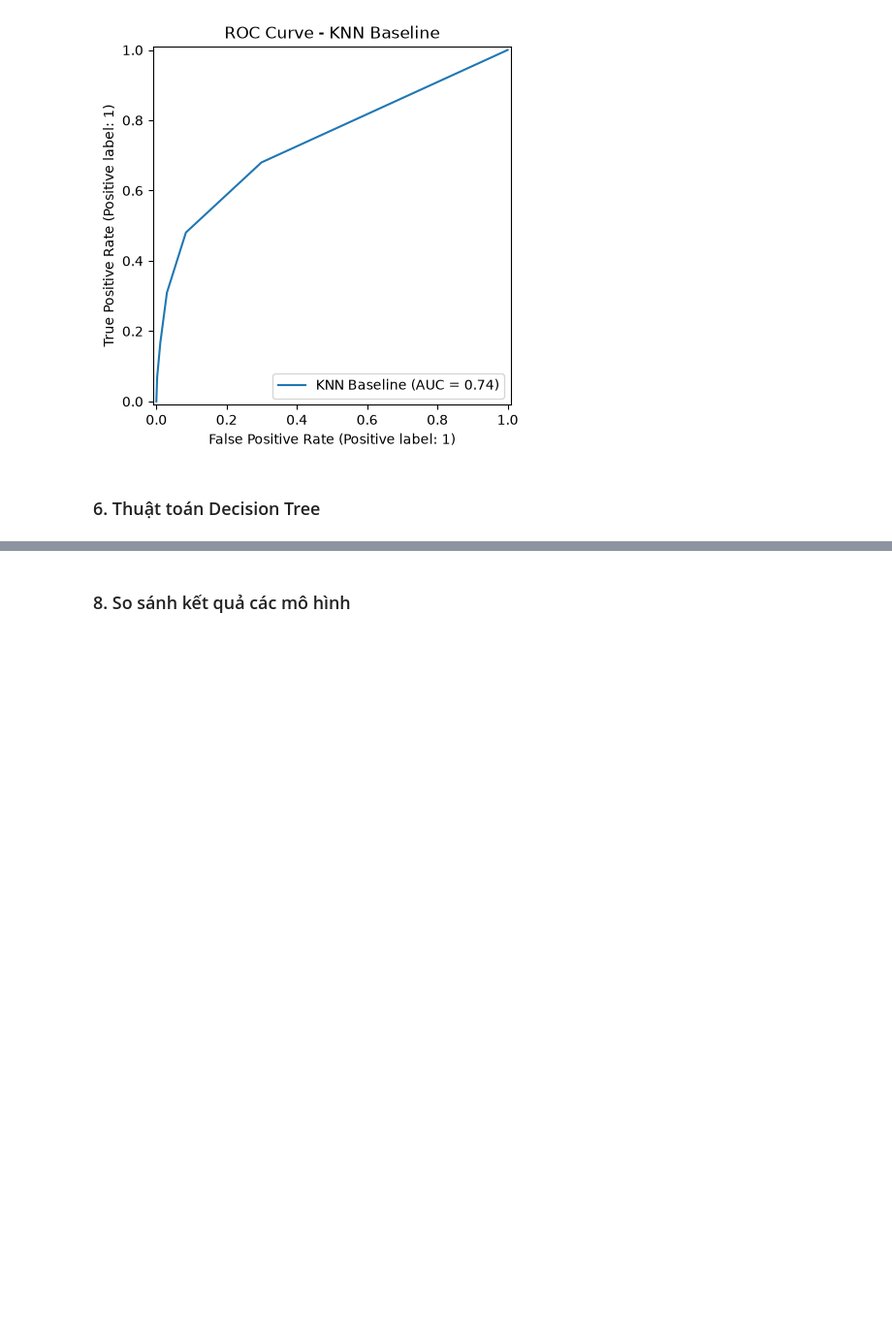
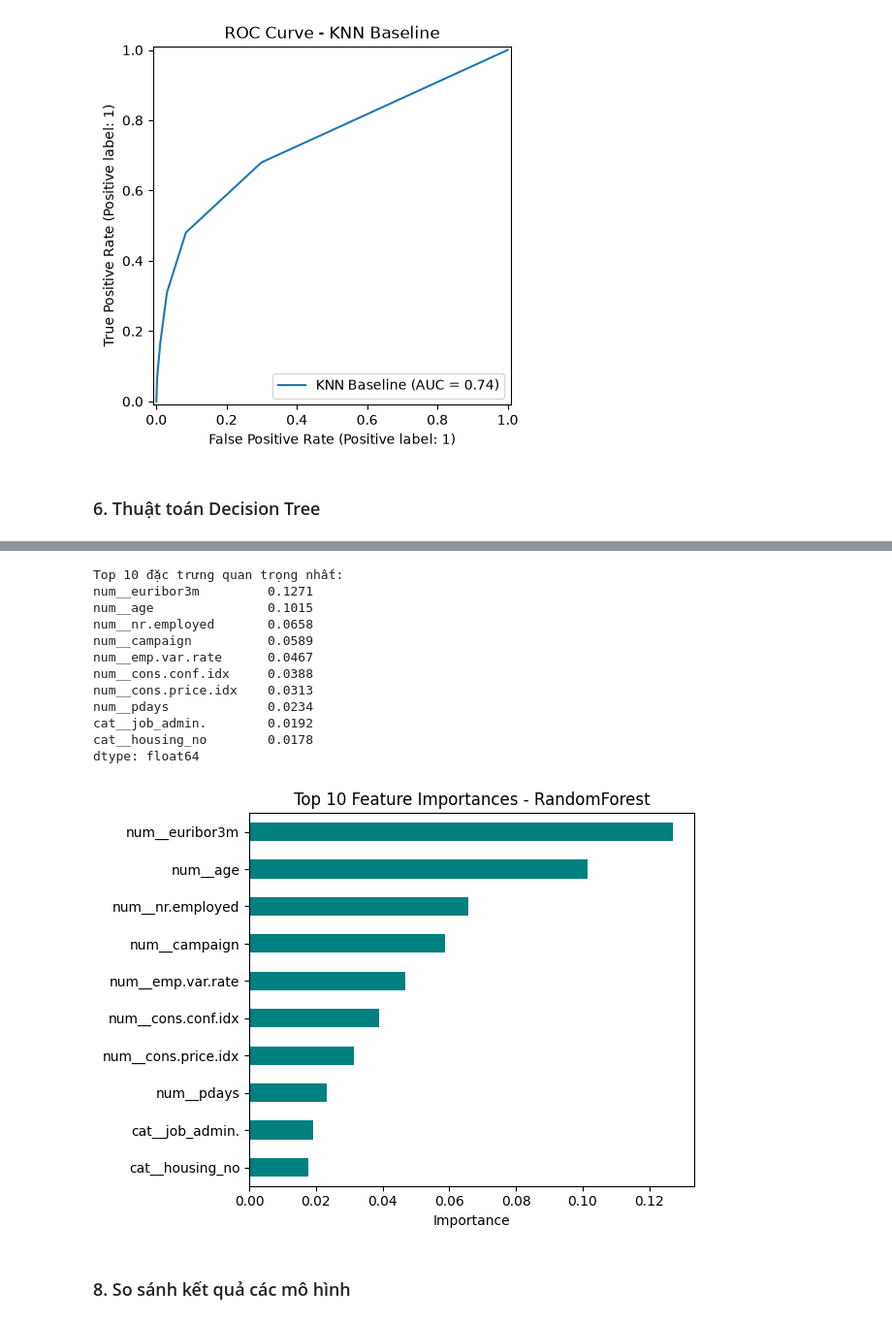
Before and after one commit to QuiBao47/MayHoc_Nhom, a Jupyter notebook: Đồ án cuối kỳ/Bank_Marketing.ipynb, the cells around one changed output, grey strips where cells are left out. Shown at 97% size. Drawn from its saved outputs; the diff is of its cells as text; code cells hidden in the pictures; blank space fills up the shorter version.

```diff
--- a/Đồ án cuối kỳ/Bank_Marketing.ipynb
+++ b/Đồ án cuối kỳ/Bank_Marketing.ipynb
@@ -439,2 +447,32 @@ dtype: float64
+# %%
+import pandas as pd
+import matplotlib.pyplot as plt
+importance_rf = pd.Series(
+    random_forest.feature_importances_,
+    index=feature_names,
+)
+print("Top 10 đặc trưng quan trọng nhất:")
+print(importance_rf.sort_values(ascending=False).head(10).round(4))
+
+importance_rf.sort_values().tail(10).plot(kind="barh", color="teal")
+plt.title("Top 10 Feature Importances - RandomForest")
+plt.xlabel("Importance")
+plt.ylabel("")
+plt.tight_layout()
+plt.show()
+# %% [output]
+Top 10 đặc trưng quan trọng nhất:
+num__euribor3m         0.1271
+num__age               0.1015
+num__nr.employed       0.0658
+num__campaign          0.0589
+num__emp.var.rate      0.0467
+num__cons.conf.idx     0.0388
+num__cons.price.idx    0.0313
+num__pdays             0.0234
+cat__job_admin.        0.0192
+cat__housing_no        0.0178
+dtype: float64
+[figure, added]
 # %% [markdown]
 ### 8. So sánh kết quả các mô hình
```
Also changed, not shown: parts of 11 cells of this notebook.
